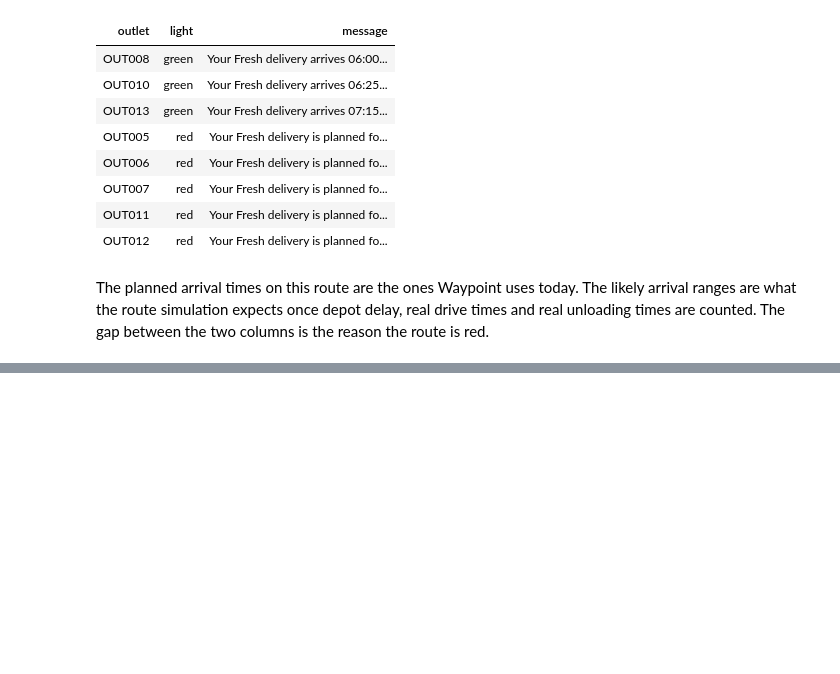
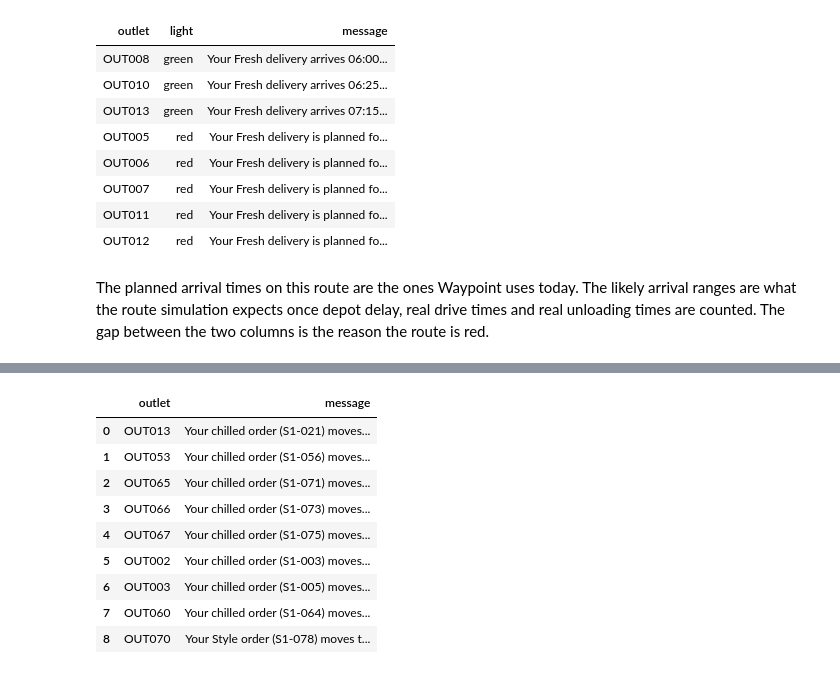
Before and after one commit to sameera-ekanayaka/Xora_Datathon, a Jupyter notebook: notebooks/08_decision_layer.ipynb, the cells around one changed output, grey strips where cells are left out. Cells and saved outputs as stored; diff of their text form; code cells hidden in the pictures; blank space fills up the shorter version.

```diff
--- a/notebooks/08_decision_layer.ipynb
+++ b/notebooks/08_decision_layer.ipynb
@@ -179,0 +220,16 @@ The planned arrival times on this route are the ones Waypoint uses today. The li
+# %%
+notices = d.assign(order_volume_m3=d.m3)
+notices = pd.DataFrame({"outlet": d.outlet_id, "message": [dl.deferral_message(x) for x in notices.itertuples()]})
+notices.to_csv(OUT / "peak_day_store_notices.csv", index=False)
+notices
+# %% [output]
+|  | outlet | message |
+| 0 | OUT013 | Your chilled order (S1-021) moves... |
+| 1 | OUT053 | Your chilled order (S1-056) moves... |
+| 2 | OUT065 | Your chilled order (S1-071) moves... |
+| 3 | OUT066 | Your chilled order (S1-073) moves... |
+| 4 | OUT067 | Your chilled order (S1-075) moves... |
+| 5 | OUT002 | Your chilled order (S1-003) moves... |
+| 6 | OUT003 | Your chilled order (S1-005) moves... |
+| 7 | OUT060 | Your chilled order (S1-064) moves... |
+| 8 | OUT070 | Your Style order (S1-078) moves t... |
```
Also changed, not shown: parts of 5 cells of this notebook, 4 other files.
